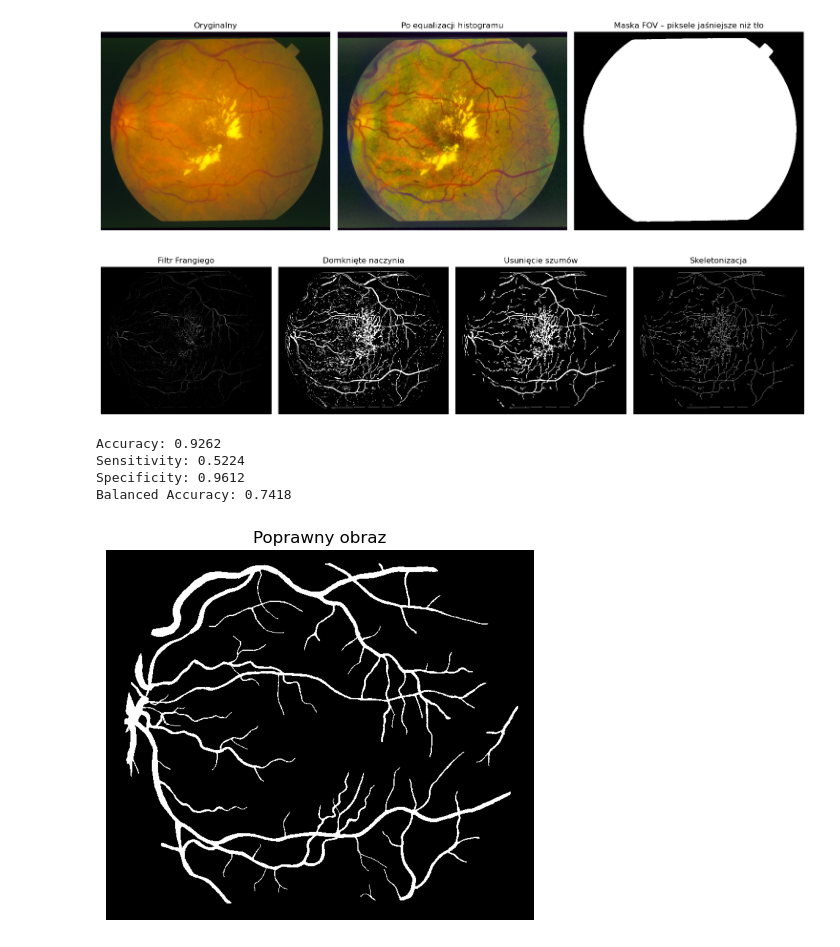
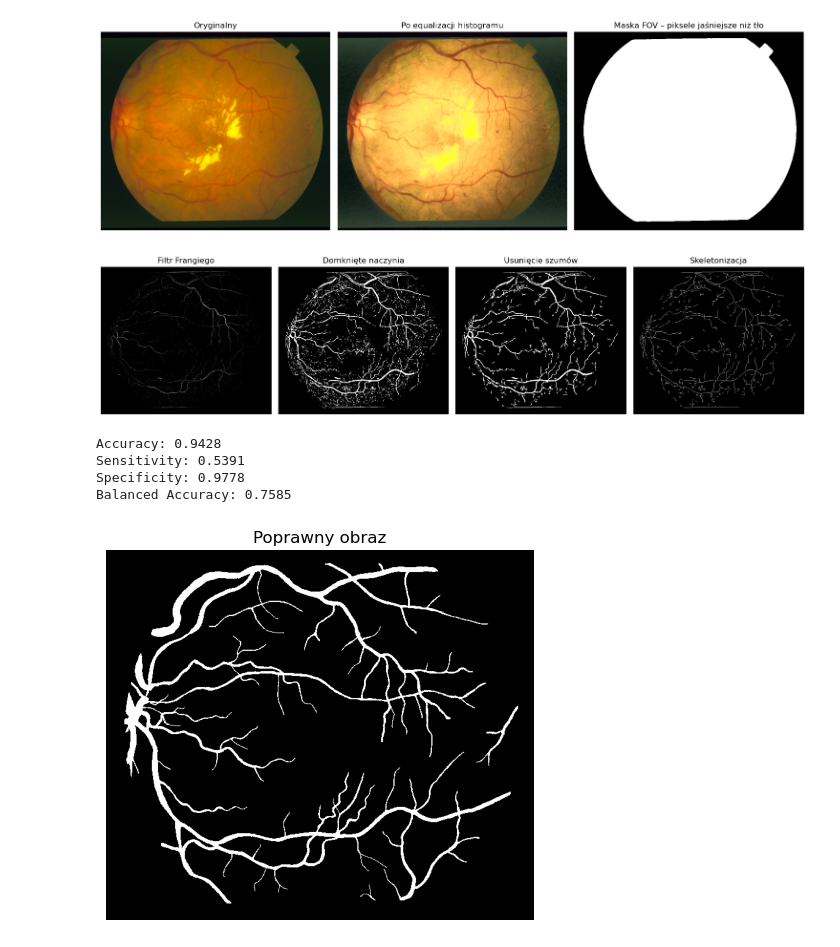
Before and after one commit to PMazi/Informatyka-w-Medycynie, a Jupyter notebook: main.ipynb, the cells around one changed output. Cells and saved outputs as stored; diff of their text form; code cells hidden in the pictures.

```diff
--- a/main.ipynb
+++ b/main.ipynb
@@ -83,7 +52,10 @@ plt.axis('off')
 # %%
 
-
-
+img_yuv = cv2.cvtColor(img, cv2.COLOR_BGR2YCrCb)
+img_yuv[:, :, 0] = cv2.equalizeHist(img_yuv[:, :, 0])  # equalizacja jasności Y
+img_eq = cv2.cvtColor(img_yuv, cv2.COLOR_YCrCb2BGR)
+img_rgb = cv2.cvtColor(img_eq, cv2.COLOR_BGR2RGB)
+gray = rgb2gray(img_rgb)
 
 # 7. Zastosowanie filtra Frangiego
 frangi_result = frangi(gray)
@@ -148,37 +120,37 @@ plt.axis('off')
 plt.tight_layout()
 plt.show()
 
 
 # Wczytywanie gotowych poprawnych obrazów dna siatkówki oka + progowanie
 ideal_result = cv2.imread("images/im0001.ah.ppm", 0) > 0
 # ideal_result = cv2.imread("results/im0001-vessels4.ppm", 0) > 0
 
 
 plt.subplot(1, 1, 1)
 plt.title("Poprawny obraz")
 plt.imshow(ideal_result, cmap='gray')
 plt.axis('off')
 
 
 TP = np.logical_and(binary_cleaned == 1, ideal_result == 1).sum()
 TN = np.logical_and(binary_cleaned == 0, ideal_result == 0).sum()
 FP = np.logical_and(binary_cleaned == 1, ideal_result == 0).sum()
 FN = np.logical_and(binary_cleaned == 0, ideal_result == 1).sum()
 
 accuracy = (TP + TN) / (TP + TN + FP + FN)
 sensitivity = TP / (TP + FN)
 specificity = TN / (TN + FP)
 balanced_accuracy = (sensitivity + specificity) / 2
 
 print(f"Accuracy: {accuracy:.4f}")
 print(f"Sensitivity: {sensitivity:.4f}")
 print(f"Specificity: {specificity:.4f}")
 print(f"Balanced Accuracy: {balanced_accuracy:.4f}")
 # %% [output]
-[figure, old version]
+[figure, new version]
-[figure, old version]
+[figure, new version]
-Accuracy: 0.9262
-Sensitivity: 0.5224
-Specificity: 0.9612
-Balanced Accuracy: 0.7418
+Accuracy: 0.9428
+Sensitivity: 0.5391
+Specificity: 0.9778
+Balanced Accuracy: 0.7585
 [figure]
```
Also changed, not shown: parts of 7 cells of this notebook.
